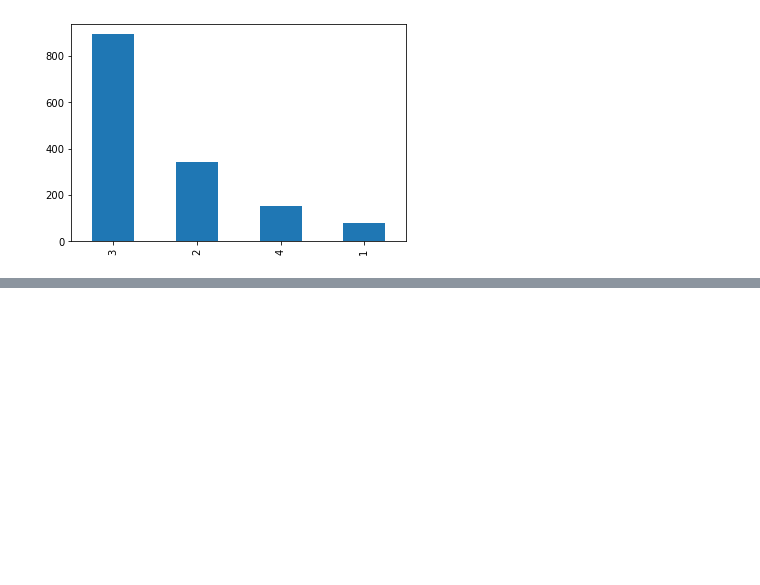
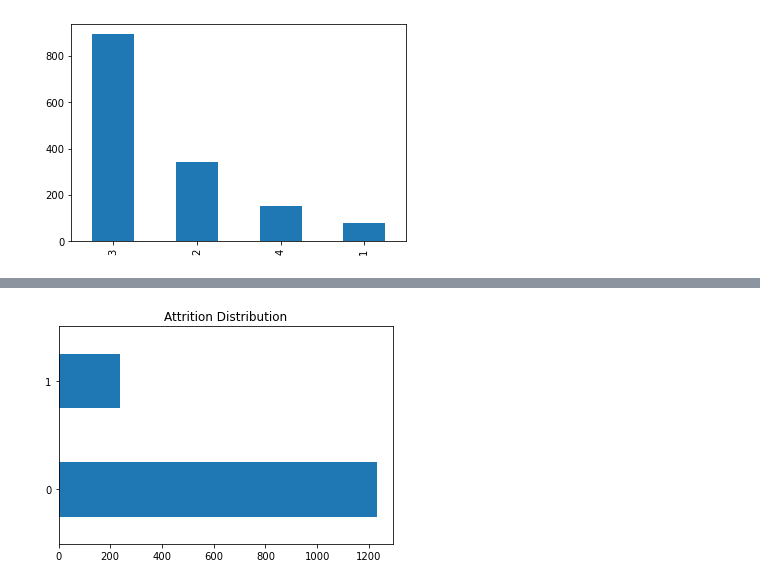
Before and after one commit to HannahZZY/Senior_Project_Hannah, a Jupyter notebook: DA401 codes.ipynb, the cells around one changed output, grey strips where cells are left out. Saved outputs shown, nothing was run; the diff lists cells and outputs as text; code cells hidden in the pictures; blank space fills up the shorter version.

```diff
--- a/DA401 codes.ipynb
+++ b/DA401 codes.ipynb
@@ -150,3 +150,12 @@ df_Att
 | 1468 | 0 | 49 | Travel_Frequently | 1023 | Sales | 2 | 3 | ... |
 | 1469 | 0 | 34 | Travel_Rarely | 628 | Research & Development | 8 | 3 | ... |
 1470 rows × 30 columns
+# %%
+def Under30 (row):
+    if row['Age'] < 30 :
+        return "Under 30"
+    else:
+        return "Above 30"
+# %%
+df_Att["Below 30"] = df.apply(lambda row: Under30(row), axis=1)
+df_Att
@@ -171,0 +182,6 @@ array([[<AxesSubplot:>, <AxesSubplot:>, <AxesSubplot:>, <AxesSubplot:>,
+# %%
+
+df_Att['Attrition_status'].value_counts().plot(kind='barh', title="Attrition Distribution")
+plt.savefig("Attrition Distribution.jpg")
+# %% [output]
+[figure, added]
```
Also changed, not shown: parts of 3 cells of this notebook, 3 other files.
